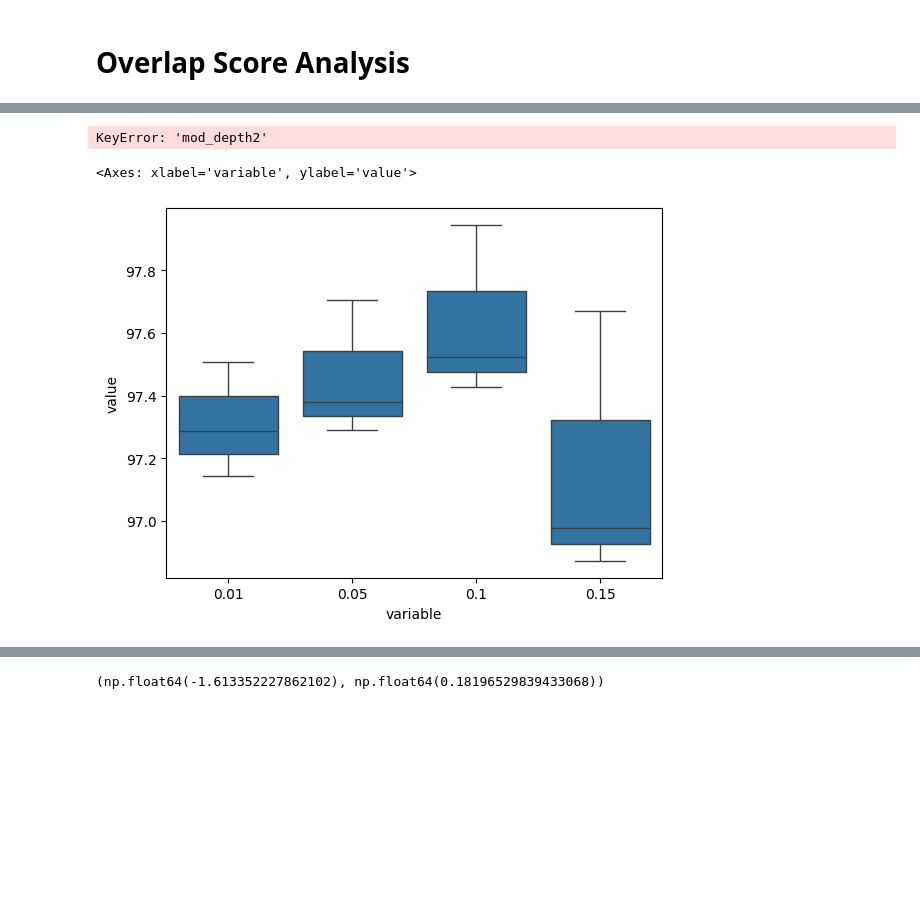
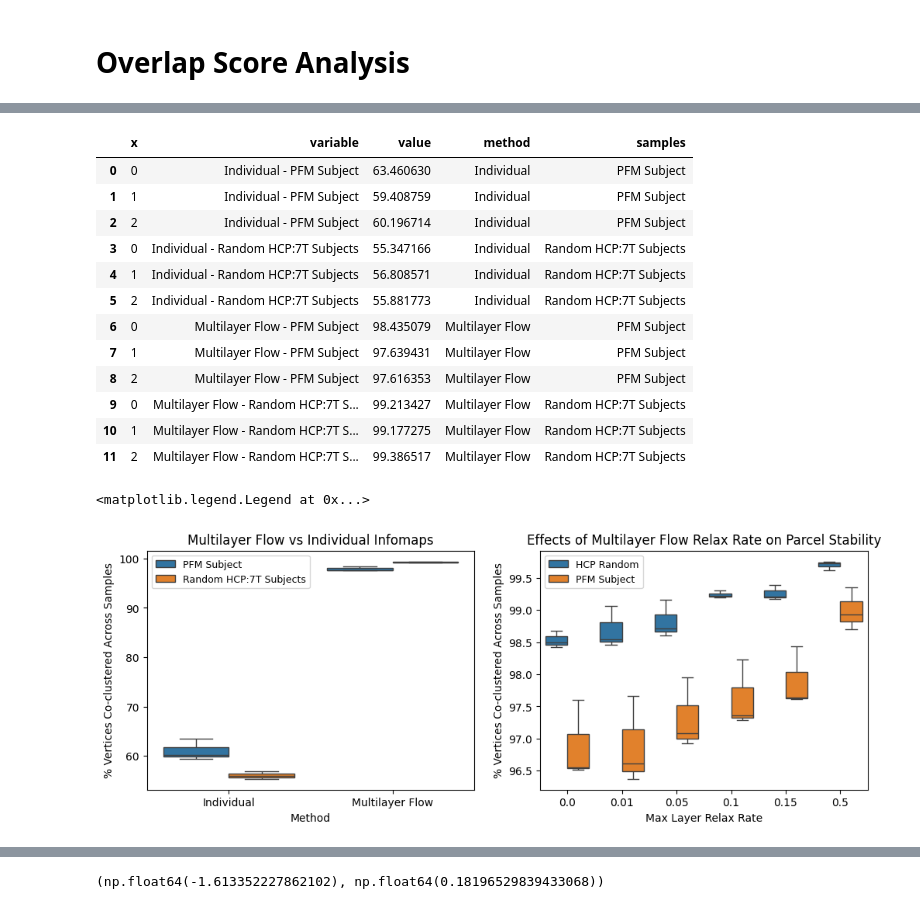
Before and after one commit to cole-khamnei/precision_mapping, a Jupyter notebook: notebooks/dev_nb.ipynb, the cells around one changed output, grey strips where cells are left out. Cells and saved outputs as stored; diff of their text form; code cells hidden in the pictures; blank space fills up the shorter version.

```diff
--- a/notebooks/dev_nb.ipynb
+++ b/notebooks/dev_nb.ipynb
@@ -295,7 +298,6 @@ def calculate_overlap_score_npz(vfc_paths=None, save_csv_path=None, overwrite=Fa
         n = np.sum([vfc.nnz for vfc in matrices])
 
         for layer, matrix in enumerate(matrices):
-            matrix = matrix[:5000, :5000]
             pbar = tqdm(desc="Adding links", total=matrix.nnz, leave=True)
             for r_i, c_i, fc_i in zip(*matrix.nonzero(), matrix.data):
                 im.add_multilayer_intra_link(layer, r_i, c_i, weight=fc_i)
@@ -438,20 +434,18 @@ for mlr_rate in mlr_rate_s:
 # %%
-# pfm_imi_nmis_scores = calculate_overlap_score_from_npy(pfm_parcel_partition_paths)
+pfm_imi_nmis_scores = calculate_overlap_score_from_npy(pfm_parcel_partition_paths)
 hcp_imi_nmis_scores = calculate_overlap_score_from_npy(hcp_parcel_partition_paths)
 
 pfm_imf_nmis_scores, _ = calculate_overlap_score_npz(save_csv_path="imf_save.csv")
 hcp_imf_nmis_scores, _ = calculate_overlap_score_npz(save_csv_path="imf_hcp_save.csv", overwrite=False)
-# %% [output]
-KeyError: 'mod_depth2'
 # %%
-# pfm_imf_ccp_scores, _ = calculate_overlap_score_npz(save_csv_path="imf_save.csv", metric=accuracy)
-# hcp_imf_ccp_scores, _ = calculate_overlap_score_npz(save_csv_path="imf_hcp_save.csv", metric=accuracy)
+pfm_imf_ccp_scores, _ = calculate_overlap_score_npz(save_csv_path="imf_save.csv", metric=accuracy)
+hcp_imf_ccp_scores, _ = calculate_overlap_score_npz(save_csv_path="imf_hcp_save.csv", metric=accuracy)
 
 pfm_imf_ccp_scores, _ = calculate_overlap_score_npz(save_csv_path="imf_save.csv", metric=co_cluster_percent)
 hcp_imf_ccp_scores, _ = calculate_overlap_score_npz(save_csv_path="imf_hcp_save.csv", metric=co_cluster_percent)
 
-# pfm_imi_ccp_scores = calculate_overlap_score_from_npy(pfm_parcel_partition_paths, metric=co_cluster_percent)
-# hcp_imi_ccp_scores = calculate_overlap_score_from_npy(hcp_parcel_partition_paths, metric=co_cluster_percent)
+pfm_imi_ccp_scores = calculate_overlap_score_from_npy(pfm_parcel_partition_paths, metric=co_cluster_percent)
+hcp_imi_ccp_scores = calculate_overlap_score_from_npy(hcp_parcel_partition_paths, metric=co_cluster_percent)
 # %%
 cdf = pd.DataFrame({"Individual - PFM Subject": pfm_imi_ccp_scores,
                     "Individual - Random HCP:7T Subjects": hcp_imi_ccp_scores,
@@ -462,13 +456,46 @@ cdf = pd.DataFrame({"Individual - PFM Subject": pfm_imi_ccp_scores,
 cd = cdf.melt(id_vars=["x"])
 cd["method"] = cd["variable"].str.split("-").str[0].str.strip()
 cd["samples"] = cd["variable"].str.split("-").str[1].str.strip()
+# %%
+cd
+# %% [output]
+|  | x | variable | value | method | samples |
+| 0 | 0 | Individual - PFM Subject | 63.460630 | Individual | PFM Subject |
+| 1 | 1 | Individual - PFM Subject | 59.408759 | Individual | PFM Subject |
+| 2 | 2 | Individual - PFM Subject | 60.196714 | Individual | PFM Subject |
+| 3 | 0 | Individual - Random HCP:7T Subjects | 55.347166 | Individual | Random HCP:7T Subjects |
+| 4 | 1 | Individual - Random HCP:7T Subjects | 56.808571 | Individual | Random HCP:7T Subjects |
+| 5 | 2 | Individual - Random HCP:7T Subjects | 55.881773 | Individual | Random HCP:7T Subjects |
+| 6 | 0 | Multilayer Flow - PFM Subject | 98.435079 | Multilayer Flow | PFM Subject |
+| 7 | 1 | Multilayer Flow - PFM Subject | 97.639431 | Multilayer Flow | PFM Subject |
+| 8 | 2 | Multilayer Flow - PFM Subject | 97.616353 | Multilayer Flow | PFM Subject |
+| 9 | 0 | Multilayer Flow - Random HCP:7T S... | 99.213427 | Multilayer Flow | Random HCP:7T Subjects |
+| 10 | 1 | Multilayer Flow - Random HCP:7T S... | 99.177275 | Multilayer Flow | Random HCP:7T Subjects |
+| 11 | 2 | Multilayer Flow - Random HCP:7T S... | 99.386517 | Multilayer Flow | Random HCP:7T Subjects |
 # %%
-mdf = pd.DataFrame(hcp_imf_ccp_mlr_scores)
-mdf[0.15] = hcp_imf_ccp_scores
-sns.boxplot(data=mdf.melt(), x="variable", y="value")
+hmdf = pd.DataFrame(hcp_imf_ccp_mlr_scores)
+pmdf = pd.DataFrame(pfm_imf_ccp_mlr_scores)
+hmdf[0.15] = hcp_imf_ccp_scores
+pmdf[0.15] = pfm_imf_ccp_scores
+
+hmdf = hmdf.assign(Group="HCP Random").melt(id_vars=["Group"], var_name="mlr", value_name="ccp")
+pmdf = pmdf.assign(Group="PFM Subject").melt(id_vars=["Group"], var_name="mlr", value_name="ccp")
+
+mdf = pd.concat([hmdf, pmdf], axis=0)
+fig, (ax1, ax) = plt.subplots(1, 2, figsize=(12, 4))
+# fig.tight_layout(w_pad=10)
+sns.boxplot(data=mdf, x="mlr", y="ccp", hue="Group", ax=ax)
+ax.set(xlabel="Max Layer Relax Rate", ylabel="% Vertices Co-clustered Across Samples")
+ax.set_title("Effects of Multilayer Flow Relax Rate on Parcel Stability")
+ax.legend(fontsize=9)
+
+sns.boxplot(data=cd, x="method", y="value", hue="samples", ax=ax1)
+ax1.set(xlabel="Method", ylabel="% Vertices Co-clustered Across Samples")
+ax1.set_title("Multilayer Flow vs Individual Infomaps")
+ax1.legend(fontsize=9)
 # %% [output]
-<Axes: xlabel='variable', ylabel='value'>
+<matplotlib.legend.Legend at 0x...>
-[figure, old version]
+[figure, new version]
 # %%
 sdf = pd.DataFrame({
                    "Individual - PFM Subject": pfm_imi_nmis_scores,
```
Also changed, not shown: parts of 48 cells of this notebook.
